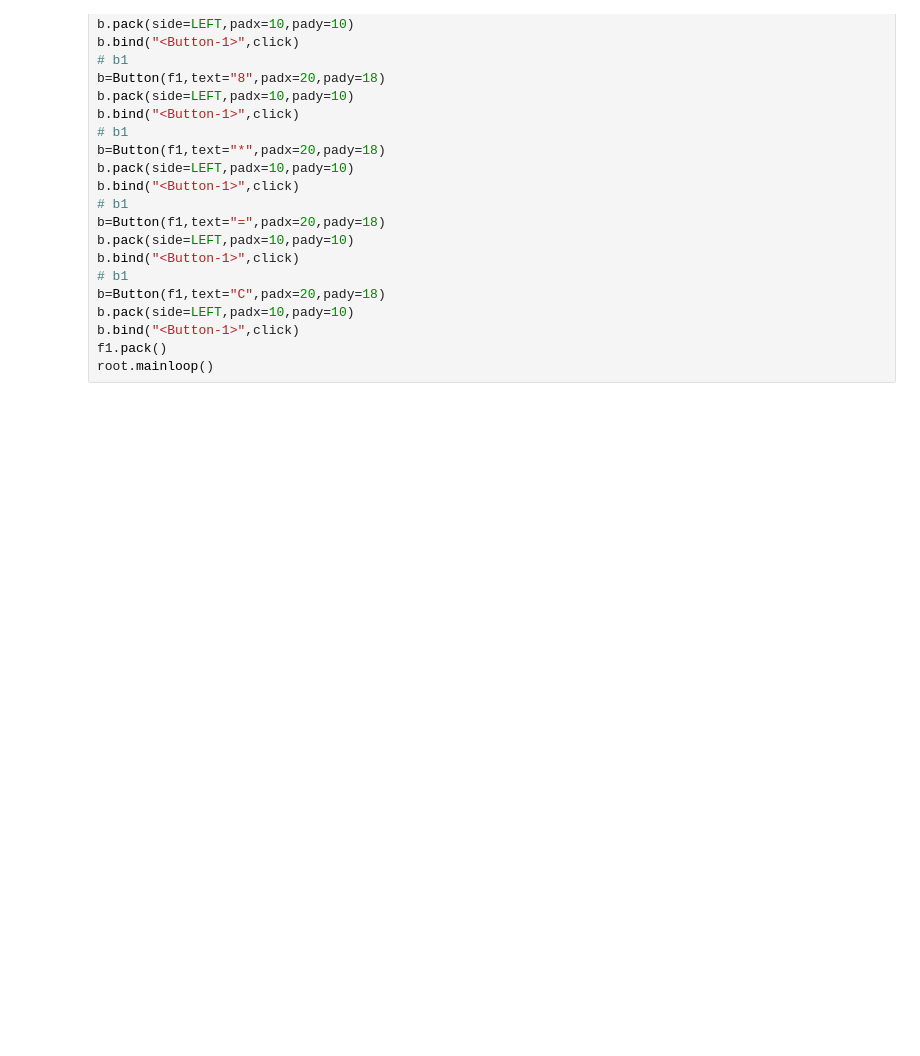
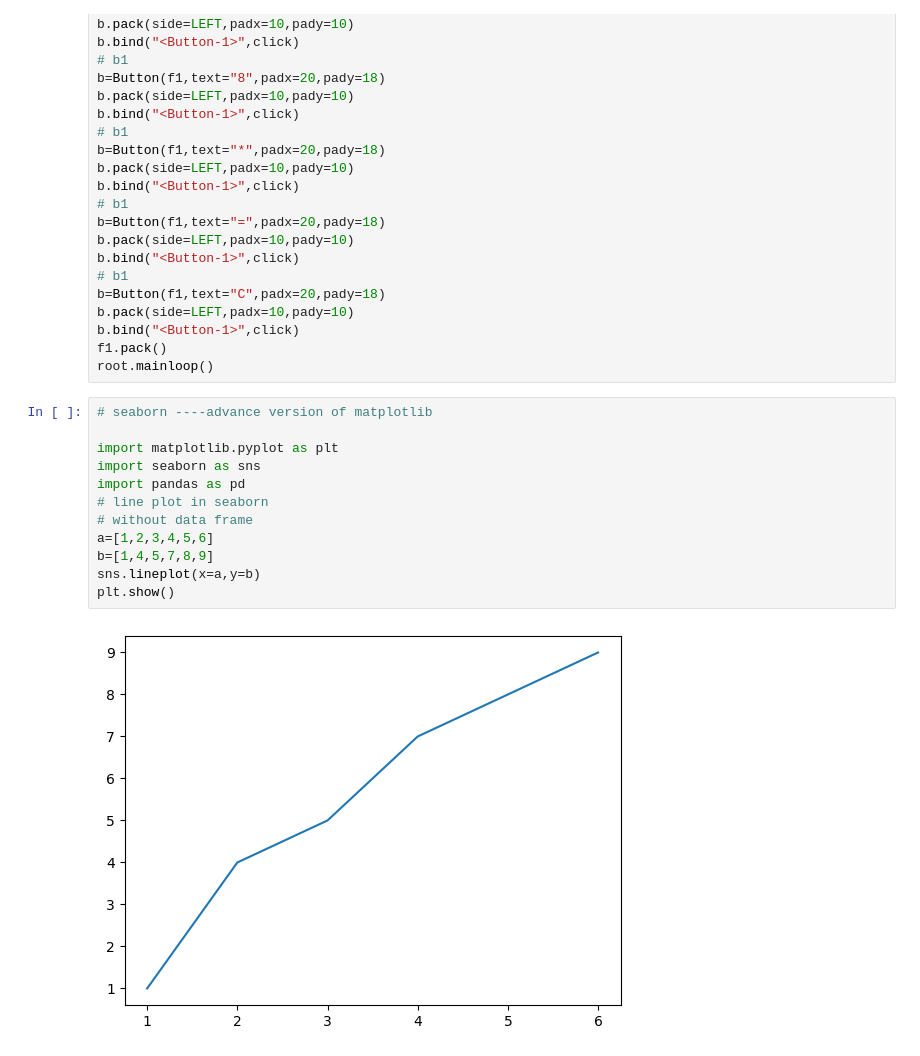
Before and after one commit to vishalshrma6168/python, a Jupyter notebook: partice.ipynb, the cells around one changed output. Drawn from its saved outputs; the diff is of its cells as text; blank space fills up the shorter version.

```diff
--- a/partice.ipynb
+++ b/partice.ipynb
@@ -181,3 +181,17 @@ b.pack(side=LEFT,padx=10,pady=10)
 b.bind("<Button-1>",click)
 f1.pack()
 root.mainloop()
+# %%
+# seaborn ----advance version of matplotlib
+
+import matplotlib.pyplot as plt
+import seaborn as sns
+import pandas as pd
+# line plot in seaborn
+# without data frame
+a=[1,2,3,4,5,6]
+b=[1,4,5,7,8,9]
+sns.lineplot(x=a,y=b)
+plt.show()
+# %% [output]
+[figure, added]
```
Also changed, not shown: parts of 2 cells of this notebook, 3 other files.
